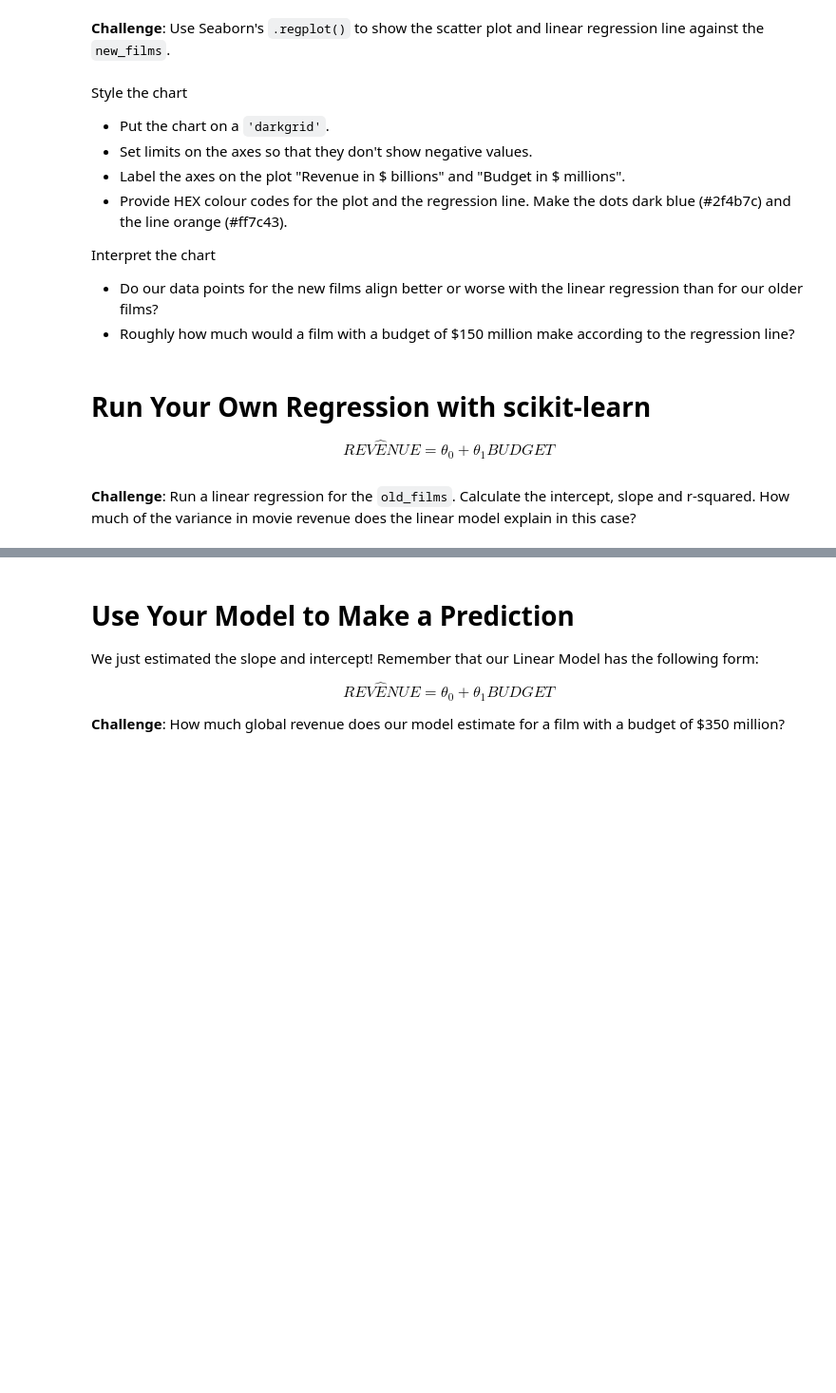
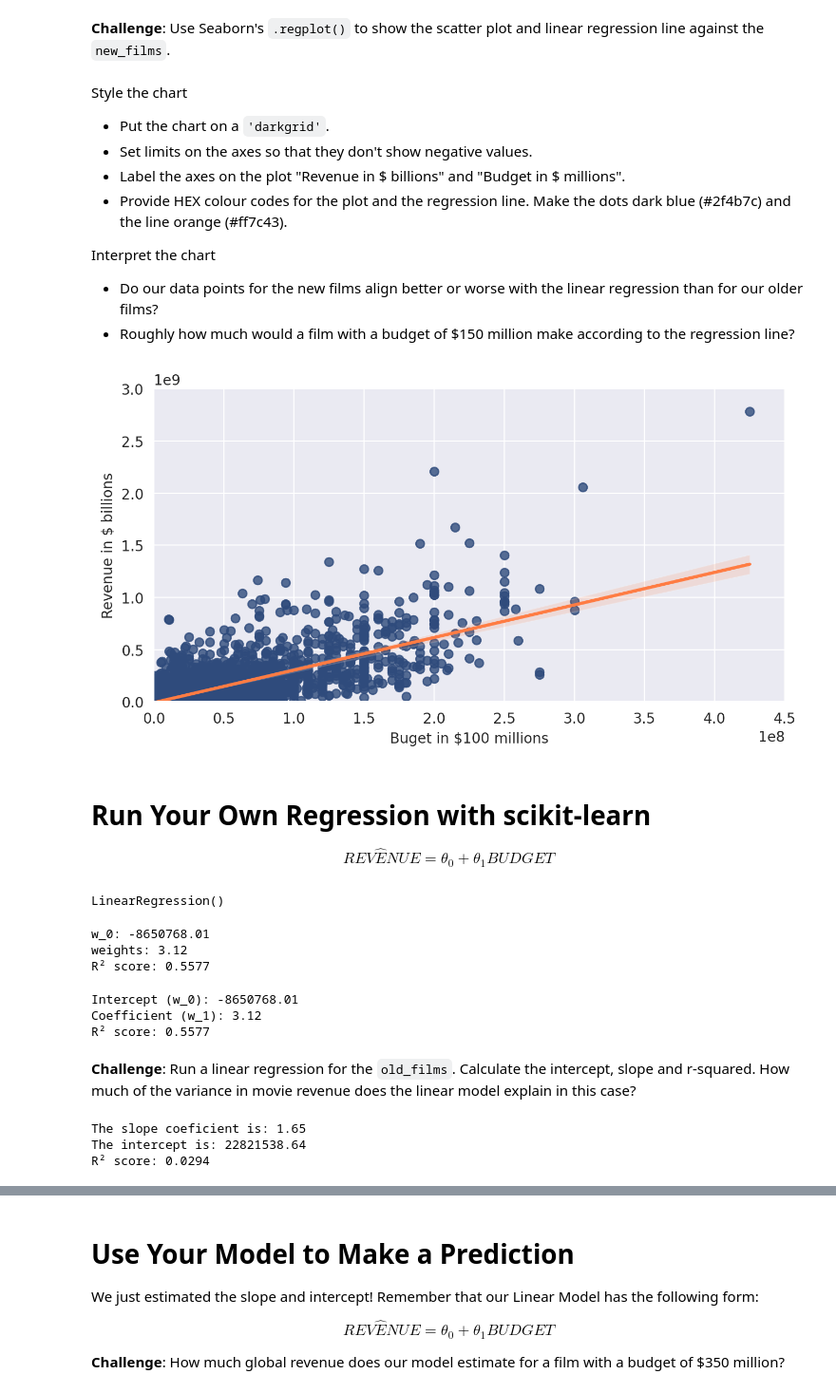
Before and after one commit to SiracencoSerghei/Bootcamp_Python, a Jupyter notebook: day_78/Seaborn_and_Linear_Regression.ipynb, the cells around one changed output, grey strips where cells are left out. Shown at 95% size. Drawn from its saved outputs; the diff is of its cells as text; code cells hidden in the pictures; blank space fills up the shorter version.

```diff
--- a/day_78/Seaborn_and_Linear_Regression.ipynb
+++ b/day_78/Seaborn_and_Linear_Regression.ipynb
@@ -460,9 +517,71 @@ Interpret the chart
 
 * Do our data points for the new films align better or worse with the linear regression than for our older films?
 * Roughly how much would a film with a budget of $150 million make according to the regression line?
+# %%
+plt.figure(figsize=(8,4), dpi=200)
+
+with sns.axes_style('darkgrid'):
+    ax = sns.regplot(data=new_films,
+                     x='USD_Production_Budget',
+                     y='USD_Worldwide_Gross',
+                     scatter_kws={'color': '#2f4b7c'},
+                     line_kws={'color': '#ff7c43'})
+    ax.set(ylim=(0, 3000000000),
+           xlim=(0, 450000000),
+           ylabel='Revenue in $ billions',
+           xlabel='Buget in $100 millions')
+    plt.show()
+# %% [output]
+[figure, added]
 # %% [markdown]
 # Run Your Own Regression with scikit-learn
 
 $$ REV \hat ENUE = \theta _0 + \theta _1 BUDGET$$
+# %%
+from sklearn.linear_model import LinearRegression
+
+regression = LinearRegression()
+
+X = pd.DataFrame(new_films, columns=['USD_Production_Budget'])
+y = pd.DataFrame(new_films, columns=['USD_Worldwide_Gross'])
+
+model = regression.fit(X, y)
+model
+
+# У Python .fit() змінює об'єкт regression на місці, тому model і regression тепер вказують на той самий об'єкт.
+# %% [output]
+LinearRegression()
+# %%
+w_0 = regression.intercept_
+print(f'w_0: {w_0[0]:.2f}')
+
+weights = regression.coef_
+print(f'weights: {weights[0][0]:.2f}')
+print(f'R² score: {regression.score(X, y):.4f}')
+# %% [output]
+w_0: -8650768.01
+weights: 3.12
+R² score: 0.5577
+# %%
+print(f'Intercept (w_0): {model.intercept_[0]:.2f}')
+print(f'Coefficient (w_1): {model.coef_[0][0]:.2f}')
+print(f'R² score: {model.score(X, y):.4f}')
+# %% [output]
+Intercept (w_0): -8650768.01
+Coefficient (w_1): 3.12
+R² score: 0.5577
 # %% [markdown]
 **Challenge**: Run a linear regression for the `old_films`. Calculate the intercept, slope and r-squared. How much of the variance in movie revenue does the linear model explain in this case?
+# %%
+X = pd.DataFrame(old_films, columns=['USD_Production_Budget'])
+y = pd.DataFrame(old_films, columns=['USD_Worldwide_Gross'])
+
+model = regression.fit(X, y)
+
+print(f'The slope coeficient is: {model.coef_[0][0]:.2f}')
+print(f'The intercept is: {model.intercept_[0]:.2f}')
+print(f'R² score: {model.score(X, y):.4f}')
+# %% [output]
+The slope coeficient is: 1.65
+The intercept is: 22821538.64
+R² score: 0.0294
```
Also changed, not shown: parts of 9 cells of this notebook.
